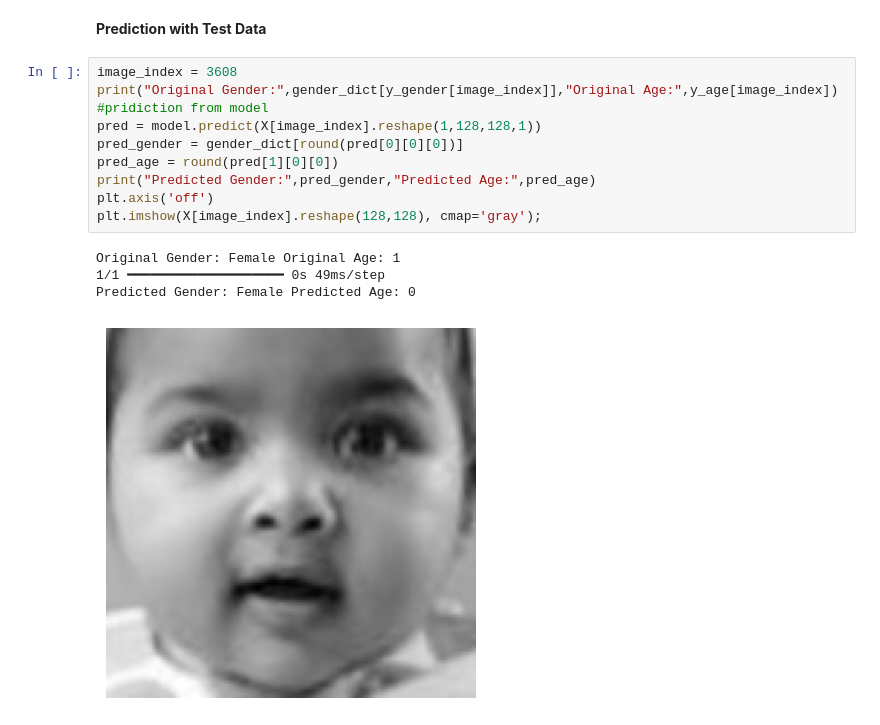
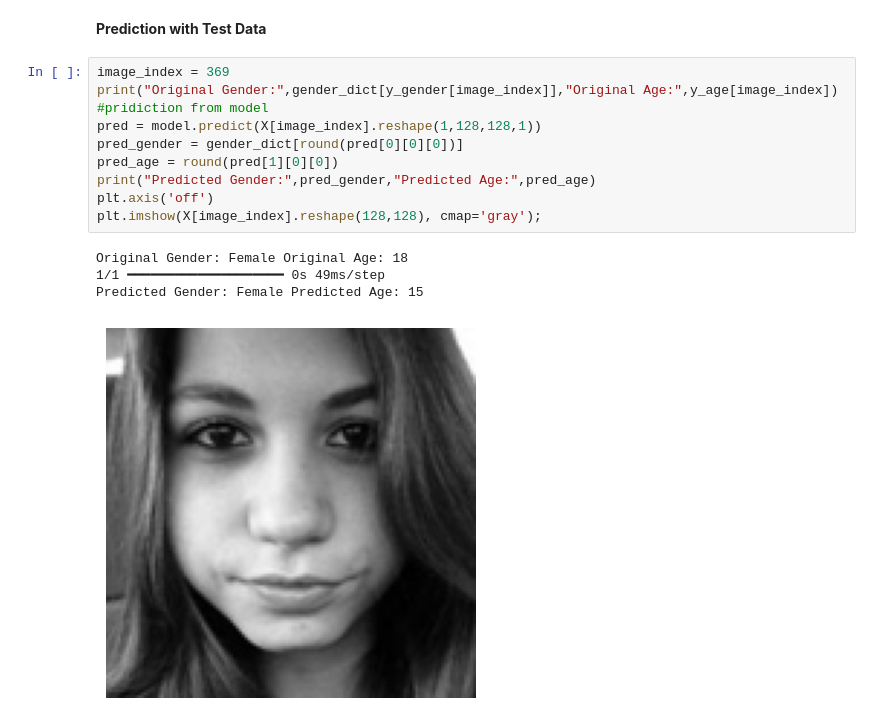
Before and after one commit to arinjayy-ai/Age-and-Gender-Prediction-model, a Jupyter notebook: gender-and-age-prediction.ipynb, the cells around one changed output. Cells and saved outputs as stored; diff of their text form.

Commit message:
Kaggle Notebook | gender and age prediction | Version 17

```diff
--- a/gender-and-age-prediction.ipynb
+++ b/gender-and-age-prediction.ipynb
@@ -207,17 +207,17 @@ plt.show()
 # %% [markdown]
 **Prediction with Test Data**
 # %%
-image_index = 3608
+image_index = 369
 print("Original Gender:",gender_dict[y_gender[image_index]],"Original Age:",y_age[image_index])
 #pridiction from model
 pred = model.predict(X[image_index].reshape(1,128,128,1))
 pred_gender = gender_dict[round(pred[0][0][0])]
 pred_age = round(pred[1][0][0])
 print("Predicted Gender:",pred_gender,"Predicted Age:",pred_age)
 plt.axis('off')
 plt.imshow(X[image_index].reshape(128,128), cmap='gray');
 # %% [output]
-Original Gender: Female Original Age: 1
+Original Gender: Female Original Age: 18
 1/1 ━━━━━━━━━━━━━━━━━━━━ 0s 49ms/step
-Predicted Gender: Female Predicted Age: 0
+Predicted Gender: Female Predicted Age: 15
-[figure, old version]
+[figure, new version]
```
Also changed, not shown: parts of 3 cells of this notebook.
